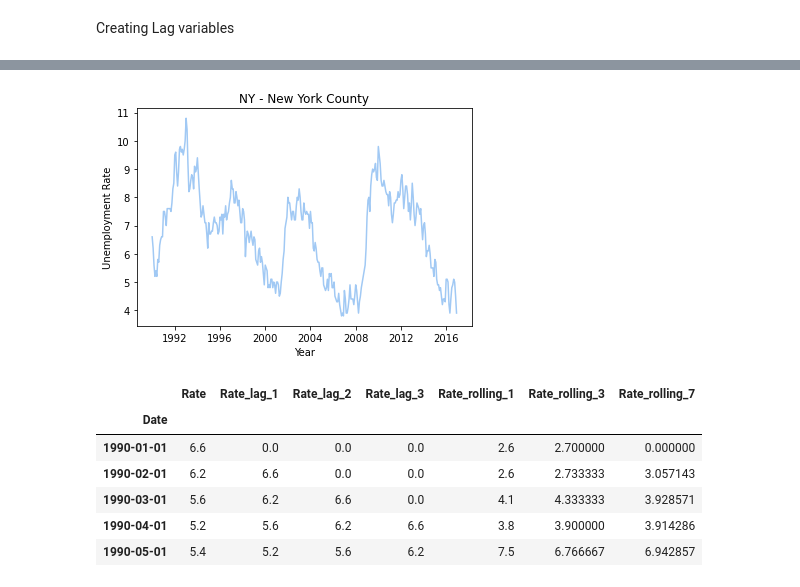
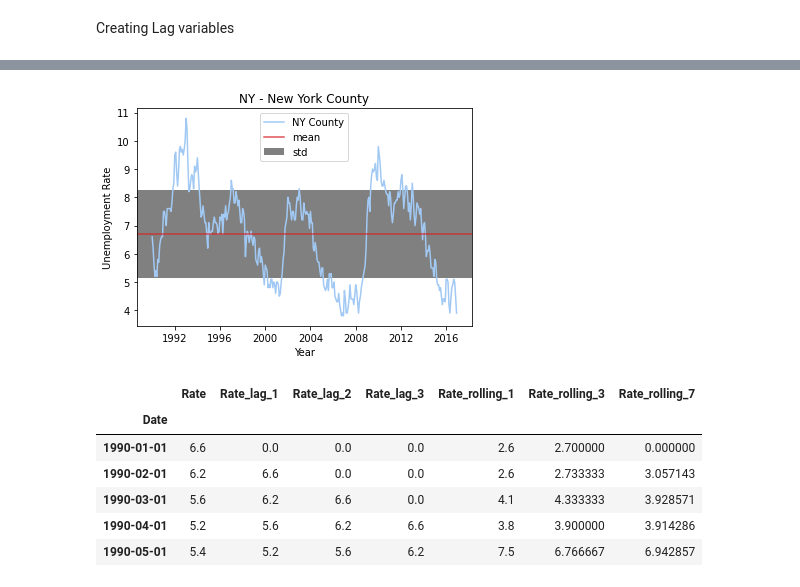
Before and after one commit to ArthDh/ECE-225, a Jupyter notebook: notebooks/reg_testing2.ipynb, the cells around one changed output, grey strips where cells are left out. Drawn from its saved outputs; the diff is of its cells as text; code cells hidden in the pictures.

```diff
--- a/notebooks/reg_testing2.ipynb
+++ b/notebooks/reg_testing2.ipynb
@@ -155,12 +155,17 @@ df_ny_nyc = df_ny[df_ny.County == 'New York County']
 df_ny_nyc = df_ny_nyc.drop(['State', 'County'], axis = 1)
 # %%
 plt.plot(df_ny[df_ny.County == 'New York County']['Rate'])
+mu_ny = df_ny[df_ny.County == 'New York County']['Rate'].mean()
+std_ny = df_ny[df_ny.County == 'New York County']['Rate'].std()
+plt.axhspan(mu_ny-std_ny, mu_ny+std_ny, facecolor='0.5')
+plt.axhline(mu_ny, color='#d62728', alpha=0.8)
+plt.legend(['NY County', 'mean', 'std'])
 plt.title('NY - New York County')
 plt.ylabel('Unemployment Rate')
 plt.xlabel('Year')
 plt.savefig('../Images/ny_nycounty_rate.png')
 # %% [output]
-[figure, old version]
+[figure, new version]
 # %%
 df_ny_nyc.head()
 # %% [output]
```
Also changed, not shown: parts of 2 cells of this notebook, 11 other files.
